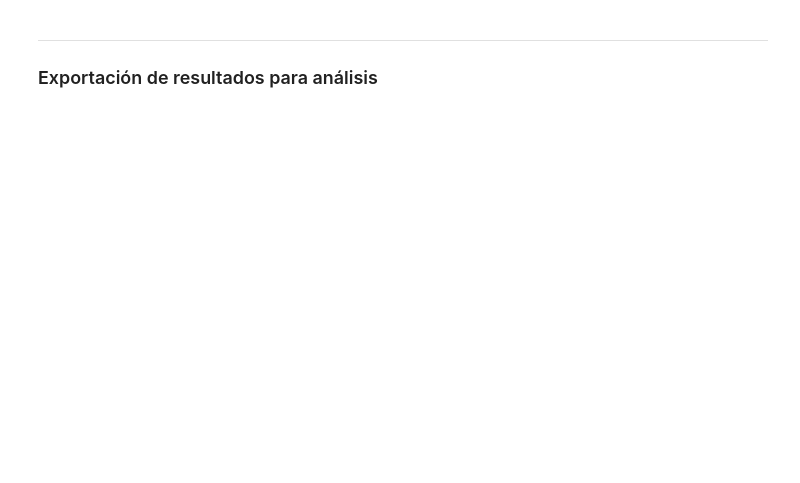
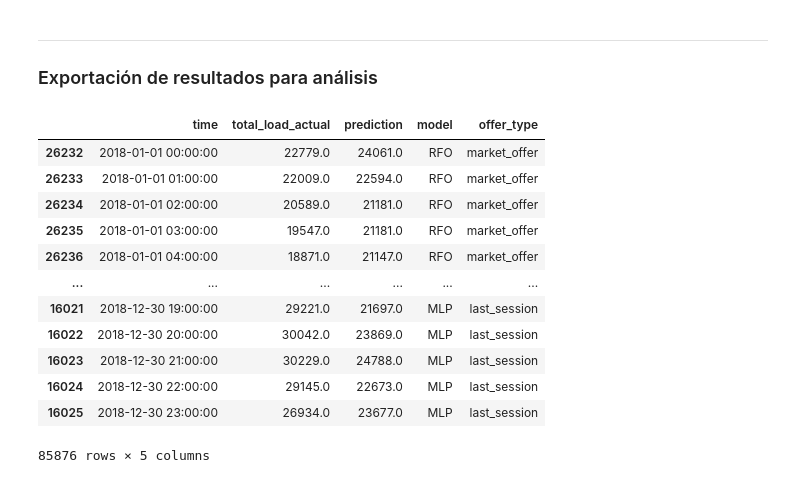
Before and after one commit to pablofem/TFM, a Jupyter notebook: DATA_MODELING.ipynb, the cells around one changed output. Saved outputs shown, nothing was run; the diff lists cells and outputs as text; code cells hidden in the pictures; blank space fills up the shorter version.

Commit message:
[add] write results file

```diff
--- a/DATA_MODELING.ipynb
+++ b/DATA_MODELING.ipynb
@@ -186,3 +246,24 @@ plot_feature_importance(X_train, models_dic["XGB"])
 # %% [markdown]
 ---
 ### Exportación de resultados para análisis
+# %%
+complete_results_df = pd.concat([
+    results_market_offer,
+    results_first_offer,
+    results_last_offer
+])
+complete_results_df
+# %% [output]
+|  | time | total_load_actual | prediction | model | offer_type |
+| 26232 | 2018-01-01 00:00:00 | 22779.0 | 24061.0 | RFO | market_offer |
+| 26233 | 2018-01-01 01:00:00 | 22009.0 | 22594.0 | RFO | market_offer |
+| 26234 | 2018-01-01 02:00:00 | 20589.0 | 21181.0 | RFO | market_offer |
+| 26235 | 2018-01-01 03:00:00 | 19547.0 | 21181.0 | RFO | market_offer |
+| 26236 | 2018-01-01 04:00:00 | 18871.0 | 21147.0 | RFO | market_offer |
+| ... | ... | ... | ... | ... | ... |
+| 16021 | 2018-12-30 19:00:00 | 29221.0 | 21697.0 | MLP | last_session |
+| 16022 | 2018-12-30 20:00:00 | 30042.0 | 23869.0 | MLP | last_session |
+| 16023 | 2018-12-30 21:00:00 | 30229.0 | 24788.0 | MLP | last_session |
+| 16024 | 2018-12-30 22:00:00 | 29145.0 | 22673.0 | MLP | last_session |
+| 16025 | 2018-12-30 23:00:00 | 26934.0 | 23677.0 | MLP | last_session |
+85876 rows × 5 columns
```
Also changed, not shown: parts of 9 cells of this notebook, 1 other file.
